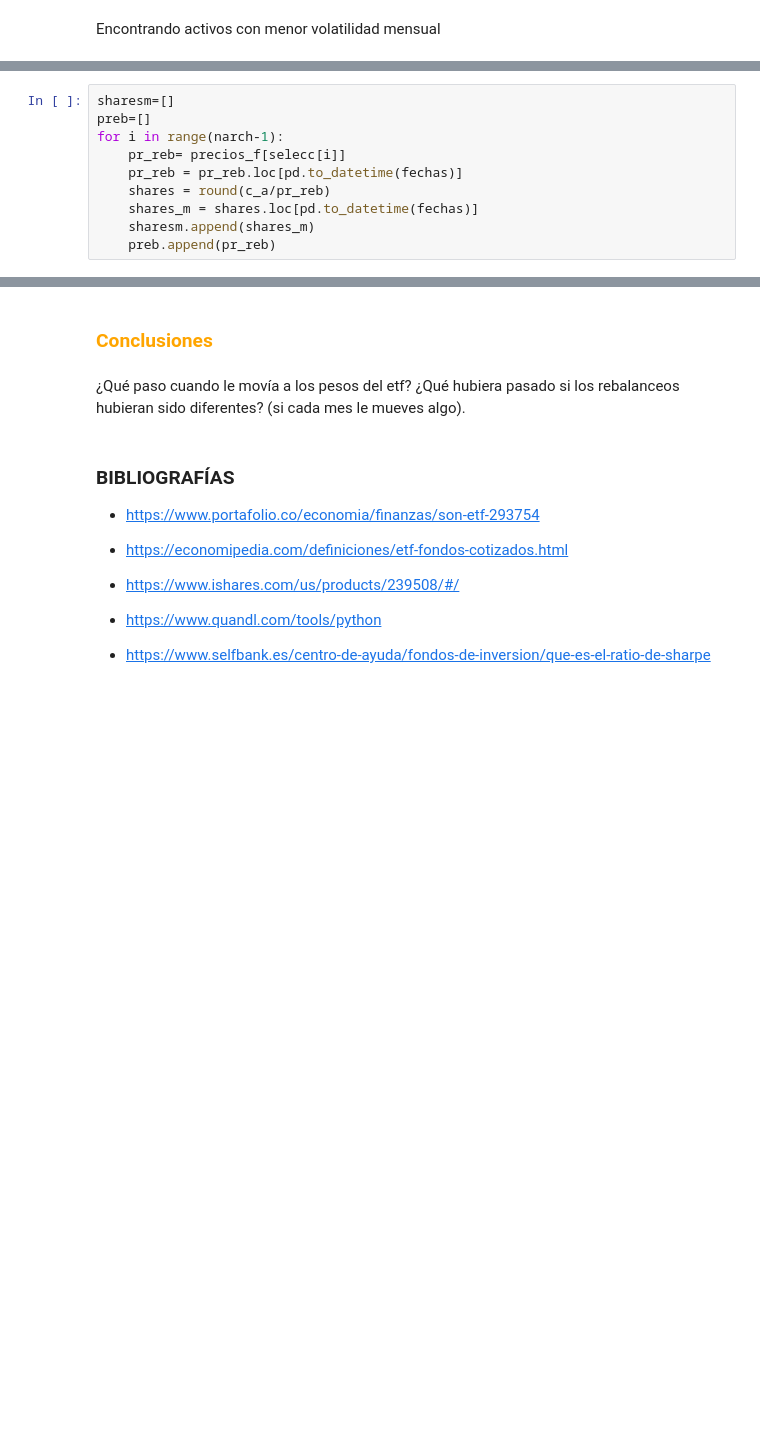
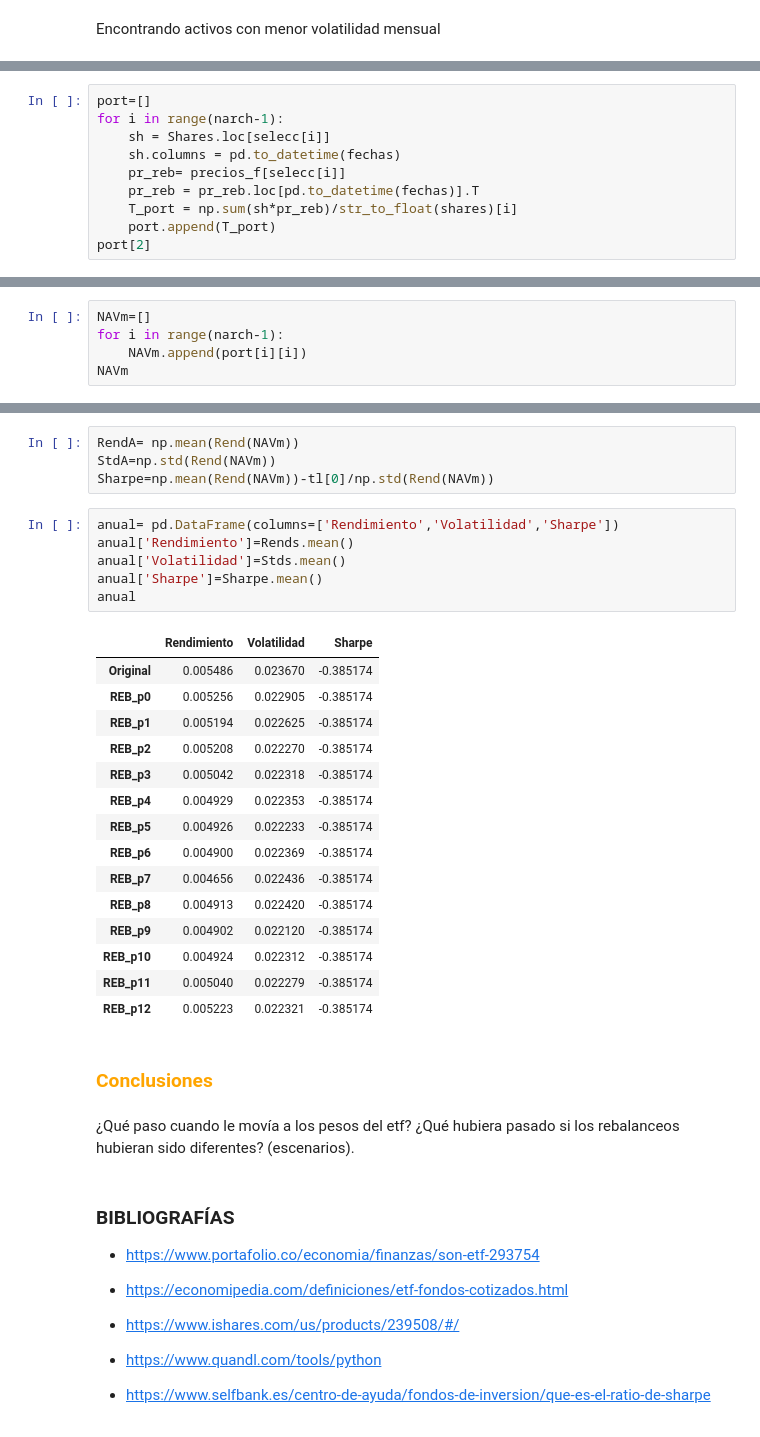
Before and after one commit to Marisolcantarero95/TRADING, a Jupyter notebook: Lab1_EqA/A_myst_Laboratorio1.ipynb, the cells around one changed output, grey strips where cells are left out. Saved outputs shown, nothing was run; the diff lists cells and outputs as text; blank space fills up the shorter version.

```diff
--- a/Lab1_EqA/A_myst_Laboratorio1.ipynb
+++ b/Lab1_EqA/A_myst_Laboratorio1.ipynb
@@ -675,10 +687,10 @@ for i in range(narch-1):  # calcula rendimientos mensuales de cada activo.
 # %%
-sharesm=[]
-preb=[]
+port=[]
 for i in range(narch-1):
+    sh = Shares.loc[selecc[i]]
+    sh.columns = pd.to_datetime(fechas)
     pr_reb= precios_f[selecc[i]]
-    pr_reb = pr_reb.loc[pd.to_datetime(fechas)]
-    shares = round(c_a/pr_reb)
-    shares_m = shares.loc[pd.to_datetime(fechas)]
-    sharesm.append(shares_m)
-    preb.append(pr_reb)
+    pr_reb = pr_reb.loc[pd.to_datetime(fechas)].T
+    T_port = np.sum(sh*pr_reb)/str_to_float(shares)[i]
+    port.append(T_port)
+port[2]
@@ -726,0 +712,5 @@ NAVs_diario,nav_mes,Rends_diario,Rends_mensual,Dsv_mensual,Sharpe_mensual= nav(n
+# %%
+NAVm=[]
+for i in range(narch-1):
+    NAVm.append(port[i][i])
+NAVm
@@ -727,8 +730,34 @@ NAVs_diario,nav_mes,Rends_diario,Rends_mensual,Dsv_mensual,Sharpe_mensual= nav(n
+# %%
+RendA= np.mean(Rend(NAVm))
+StdA=np.std(Rend(NAVm))
+Sharpe=np.mean(Rend(NAVm))-tl[0]/np.std(Rend(NAVm))
+# %%
+anual= pd.DataFrame(columns=['Rendimiento','Volatilidad','Sharpe'])
+anual['Rendimiento']=Rends.mean()
+anual['Volatilidad']=Stds.mean()
+anual['Sharpe']=Sharpe.mean()
+anual
+# %% [output]
+|  | Rendimiento | Volatilidad | Sharpe |
+| Original | 0.005486 | 0.023670 | -0.385174 |
+| REB_p0 | 0.005256 | 0.022905 | -0.385174 |
+| REB_p1 | 0.005194 | 0.022625 | -0.385174 |
+| REB_p2 | 0.005208 | 0.022270 | -0.385174 |
+| REB_p3 | 0.005042 | 0.022318 | -0.385174 |
+| REB_p4 | 0.004929 | 0.022353 | -0.385174 |
+| REB_p5 | 0.004926 | 0.022233 | -0.385174 |
+| REB_p6 | 0.004900 | 0.022369 | -0.385174 |
+| REB_p7 | 0.004656 | 0.022436 | -0.385174 |
+| REB_p8 | 0.004913 | 0.022420 | -0.385174 |
+| REB_p9 | 0.004902 | 0.022120 | -0.385174 |
+| REB_p10 | 0.004924 | 0.022312 | -0.385174 |
+| REB_p11 | 0.005040 | 0.022279 | -0.385174 |
+| REB_p12 | 0.005223 | 0.022321 | -0.385174 |
 # %% [markdown]
 ### <font color = orange> Conclusiones
 # %% [markdown]
 ¿Qué paso cuando le movía a los pesos del etf?
-¿Qué hubiera pasado si los rebalanceos hubieran sido diferentes? (si cada mes le mueves algo).
+¿Qué hubiera pasado si los rebalanceos hubieran sido diferentes? (escenarios).
 # %% [markdown]
 ### BIBLIOGRAFÍAS
 - https://www.portafolio.co/economia/finanzas/son-etf-293754
```
Also changed, not shown: parts of 9 cells of this notebook.
